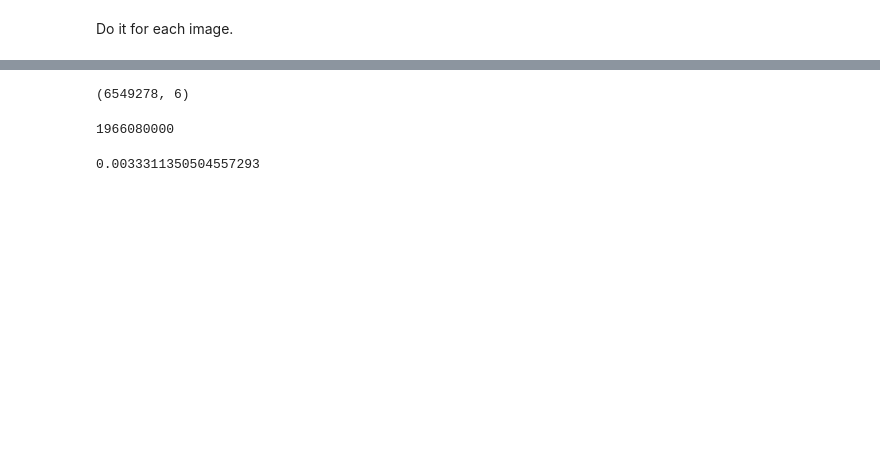
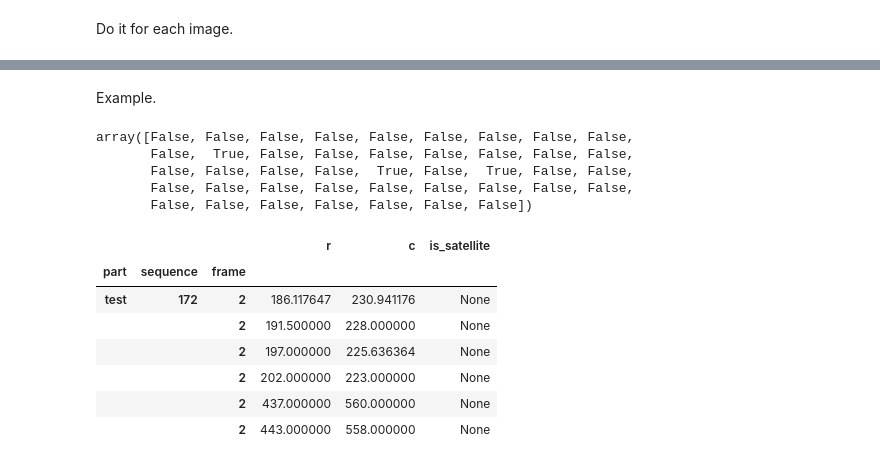
Before and after one commit to MaxHalford/spotgeo-challenge, a Jupyter notebook: Interesting.ipynb, the cells around one changed output, grey strips where cells are left out. Drawn from its saved outputs; the diff is of its cells as text; code cells hidden in the pictures; blank space fills up the shorter version.

```diff
--- a/Interesting.ipynb
+++ b/Interesting.ipynb
@@ -46,8 +52,6 @@ Example.
 # %%
-import imageio
-import matplotlib.pyplot as plt
+from PIL import Image
 
-img = imageio.imread('data/spotGEO/train/10/1.png')
-means = mean_filter(img, 31)
-plt.imshow(means)
+img = np.asarray(Image.open('data/spotGEO/train/10/1.png'))
+find_interesting_pixels(img)
 # %% [output]
@@ -95,14 +134,41 @@ See https://scikit-image.org/docs/0.14.x/release_notes_and_installation.html#dep
+# %%
+from scipy import optimize
+
+def assign_labels(interesting, satellites):
+
+    # Compute the distance between each satellite and each interesting location,
+    # thus forming a bipartite graph
+    distances = distance.cdist(satellites, interesting)
+
+    # Guess which locations correspond to which satellites
+    row_ind, col_ind = optimize.linear_sum_assignment(distances)
+
+    # Each satellite is assigned, but some of them may too distant to be likely
+    likely = distances[row_ind, col_ind] < 3
+
+    labels = np.full(len(interesting), False, dtype=bool)
+    labels[col_ind[likely]] = True
+    return labels
+# %% [markdown]
+Example.
+# %%
+assign_labels(interesting.loc['train', 1, 1], sats.loc[1, 1])
+# %% [output]
+array([False, False, False, False, False, False, False, False, False,
+       False,  True, False, False, False, False, False, False, False,
+       False, False, False, False,  True, False,  True, False, False,
+       False, False, False, False, False, False, False, False, False,
+       False, False, False, False, False, False, False])
+# %%
+labels = pd.Series(dtype=bool, index=interesting.loc['train'].index)
+
+for (sequence, frame), locations in tqdm.tqdm(interesting.loc['train'].groupby(['sequence', 'frame']), position=0):
+    try:
+        satellites = sats.loc[sequence, frame]
+    except KeyError:
+        continue
+    labels.loc[sequence, frame] = assign_labels(locations, satellites)
 # %%
+interesting['is_satellite'] = None
+interesting.loc['train', 'is_satellite'] = labels.values
 interesting.to_pickle('data/interesting.pkl')
-# %%
-interesting.shape
-# %% [output]
-(6549278, 6)
-# %%
-(5120 + 1280) * 480 * 640
-# %% [output]
-1966080000
-# %%
-interesting.shape[0] / ((5120 + 1280) * 480 * 640)
-# %% [output]
-0.0033311350504557293
@@ -110,0 +175,11 @@ interesting.shape[0] / ((5120 + 1280) * 480 * 640)
+# %%
+interesting.loc['test', 172, 2]
+# %% [output]
+|  |  |  | r | c | is_satellite |
+| part | sequence | frame |  |  |  |
+| test | 172 | 2 | 186.117647 | 230.941176 | None |
+|  |  | 2 | 191.500000 | 228.000000 | None |
+|  |  | 2 | 197.000000 | 225.636364 | None |
+|  |  | 2 | 202.000000 | 223.000000 | None |
+|  |  | 2 | 437.000000 | 560.000000 | None |
+|  |  | 2 | 443.000000 | 558.000000 | None |
```
Also changed, not shown: parts of 15 cells of this notebook, 3 other files.
